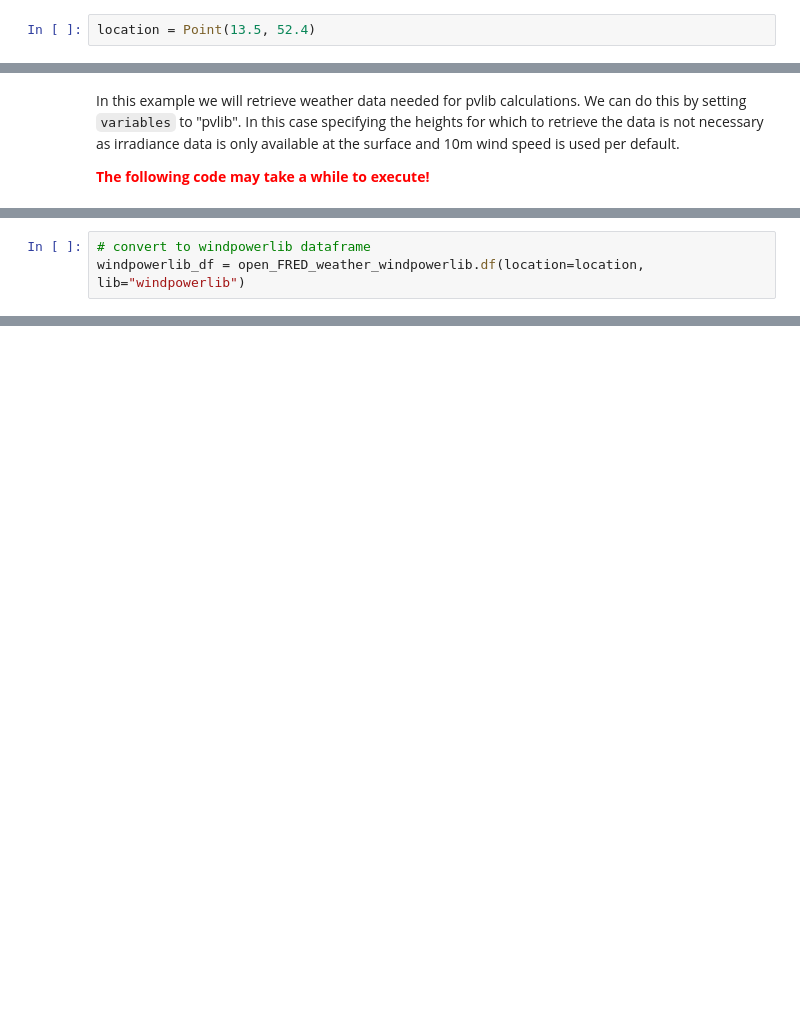
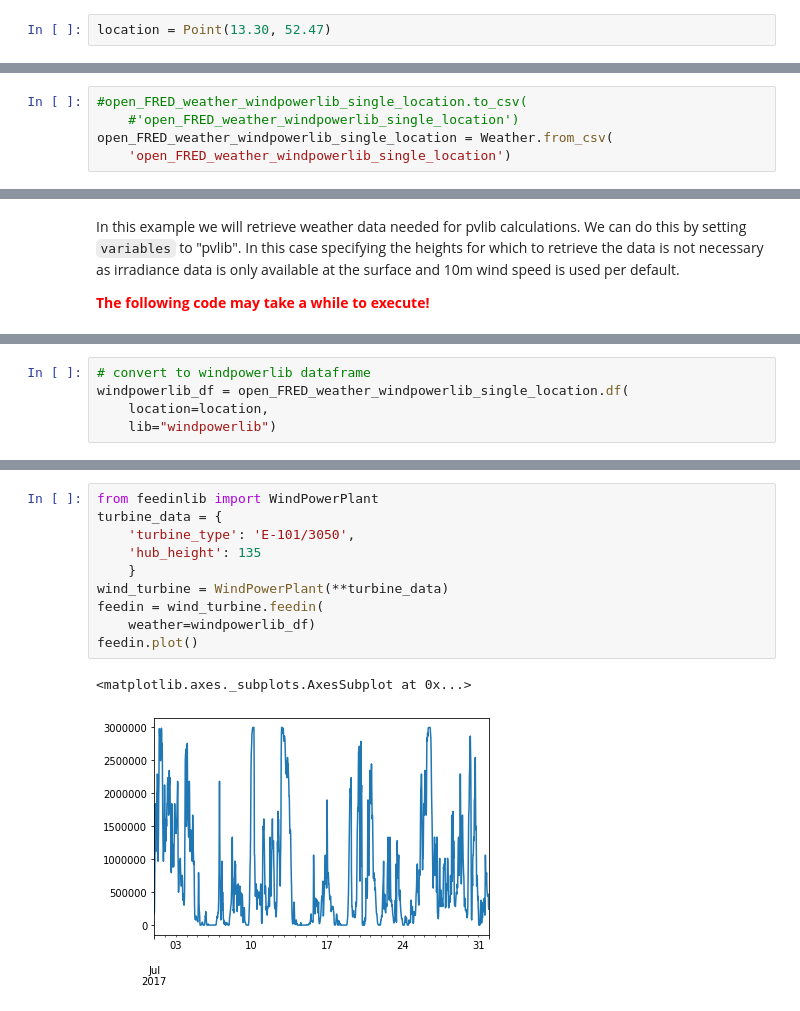
Before and after one commit to oemof/feedinlib, a Jupyter notebook: example/load_open_fred_weather_data.ipynb, the cells around one changed output, grey strips where cells are left out. Saved outputs shown, nothing was run; the diff lists cells and outputs as text; blank space fills up the shorter version.

Commit message:
Update open_FRED download notebook

```diff
--- a/example/load_open_fred_weather_data.ipynb
+++ b/example/load_open_fred_weather_data.ipynb
@@ -13,4 +18,4 @@ from feedinlib.open_FRED import defaultdb
 # %%
-location = Point(13.5, 52.4)
+location = Point(13.30, 52.47)
 # %% [markdown]
 Besides a location you have to specify a time period for which you would like to download the data as well as the weather variables you need. The feedinlib provides predefined sets of variables that are needed to use the pvlib and windpowerlib. These can be applied by setting the `variables` parameter to "pvlib" or "windpowerlib", as shown below.
@@ -34 +44,6 @@ open_FRED_weather_windpowerlib = Weather(
+# %%
+#open_FRED_weather_windpowerlib_single_location.to_csv(
+    #'open_FRED_weather_windpowerlib_single_location')
+open_FRED_weather_windpowerlib_single_location = Weather.from_csv(
+    'open_FRED_weather_windpowerlib_single_location')
 # %% [markdown]
@@ -54,3 +88,5 @@ In order to use the weather data for your feed-in calculations using the pvlib a
 # %%
 # convert to windpowerlib dataframe
-windpowerlib_df = open_FRED_weather_windpowerlib.df(location=location, lib="windpowerlib")
+windpowerlib_df = open_FRED_weather_windpowerlib_single_location.df(
+    location=location,
+    lib="windpowerlib")
@@ -64,0 +115,13 @@ pvlib_df = open_FRED_weather_pvlib.df(location=point, lib="pvlib")
+# %%
+from feedinlib import WindPowerPlant
+turbine_data = {
+    'turbine_type': 'E-101/3050',
+    'hub_height': 135
+    }
+wind_turbine = WindPowerPlant(**turbine_data)
+feedin = wind_turbine.feedin(
+    weather=windpowerlib_df)
+feedin.plot()
+# %% [output]
+<matplotlib.axes._subplots.AxesSubplot at 0x...>
+[figure, added]
```
Also changed, not shown: parts of 21 cells of this notebook.
